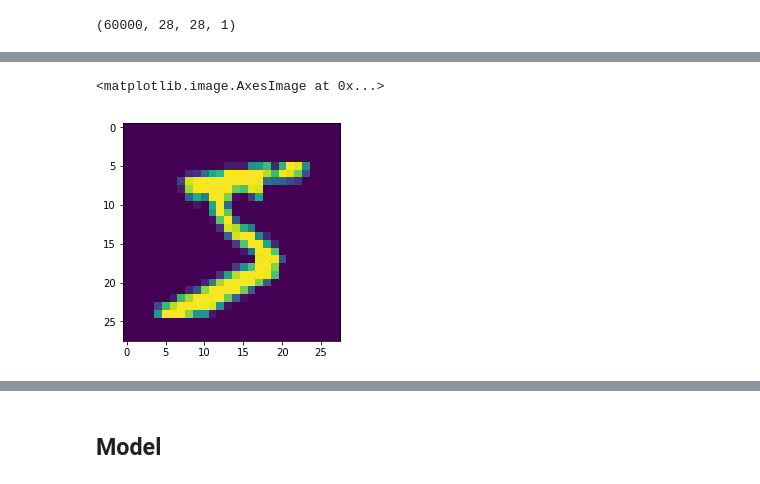
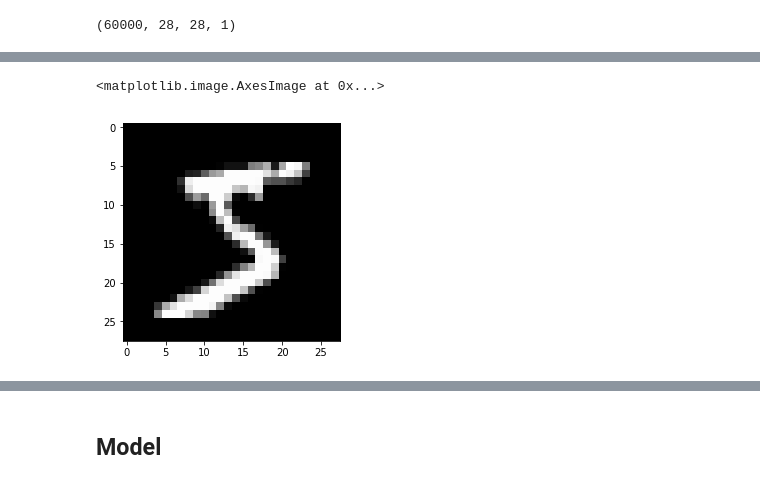
Before and after one commit to yoheikikuta/DeepGamblers-tensorflow, a Jupyter notebook: colab/Deepgamblers_tensorflow.ipynb, the cells around one changed output, grey strips where cells are left out. Drawn from its saved outputs; the diff is of its cells as text; code cells hidden in the pictures.

```diff
--- a/colab/Deepgamblers_tensorflow.ipynb
+++ b/colab/Deepgamblers_tensorflow.ipynb
@@ -60,10 +63,10 @@ test_dataset = tf.data.Dataset.zip((
 # %%
 import matplotlib.pyplot as plt
 
-plt.imshow(train_images[0].reshape((28, 28)))
+plt.imshow(train_images[0].reshape((28, 28)), cmap="gray")
 # %% [output]
 <matplotlib.image.AxesImage at 0x...>
-[figure, old version]
+[figure, new version]
 # %%
 it = iter(train_dataset)
 # %%
```
Also changed, not shown: parts of 23 cells of this notebook.
